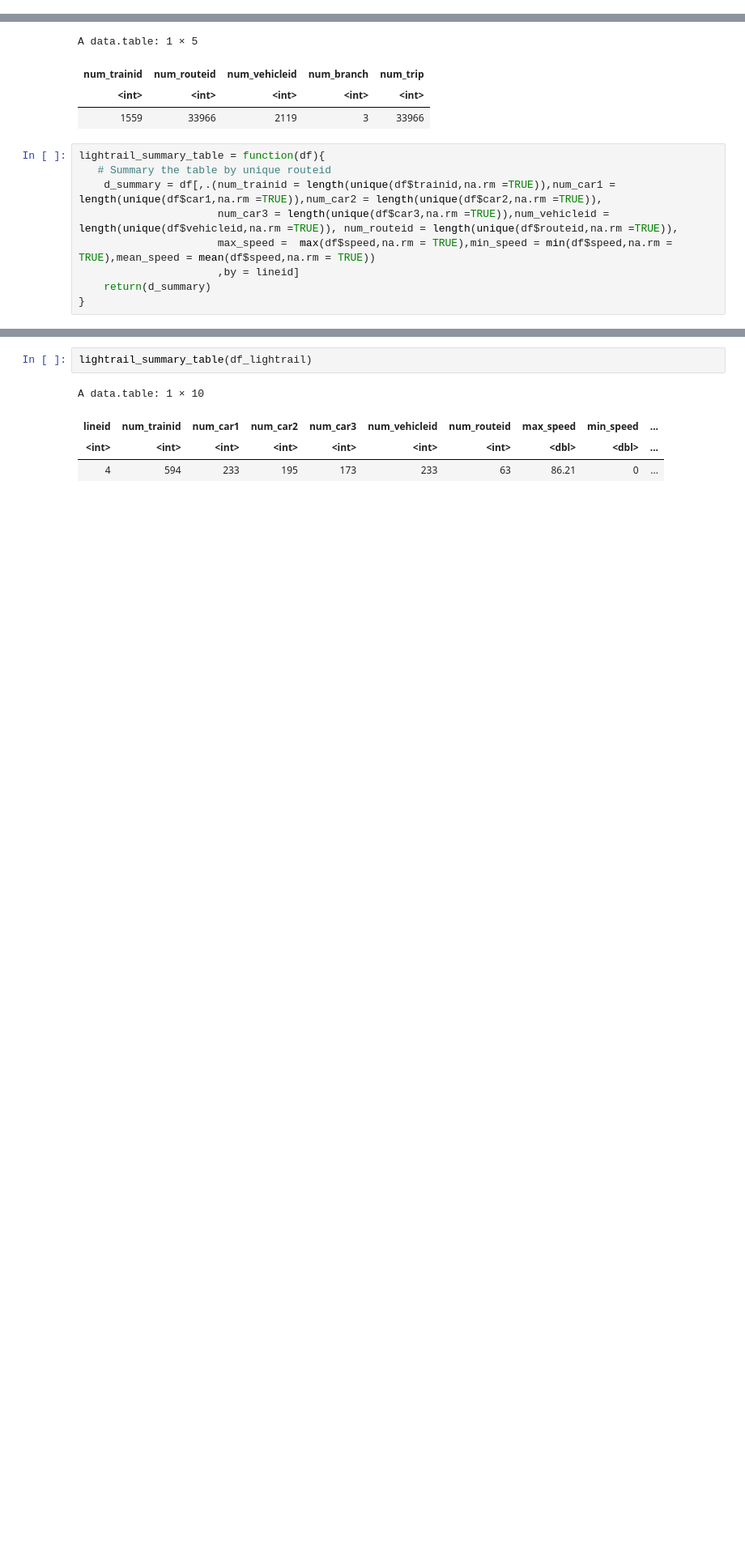
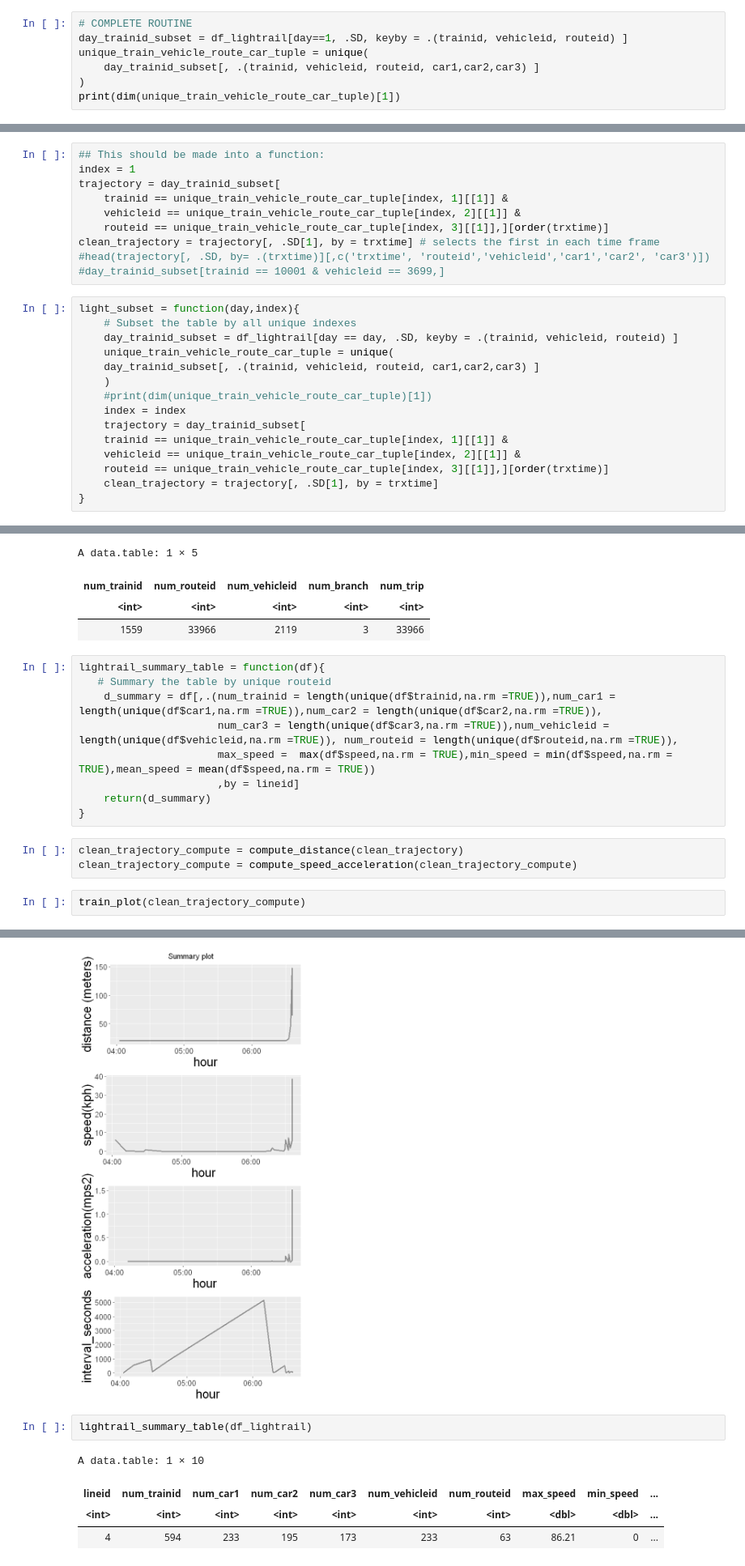
Before and after one commit to narslab/treem, a Jupyter notebook: bin/jupyter/vehicle-trajectory-computation.ipynb, the cells around one changed output, grey strips where cells are left out. Shown at 81% size. Saved outputs shown, nothing was run; the diff lists cells and outputs as text; blank space fills up the shorter version.

```diff
--- a/bin/jupyter/vehicle-trajectory-computation.ipynb
+++ b/bin/jupyter/vehicle-trajectory-computation.ipynb
@@ -86,0 +109,7 @@ A data.table: 6 × 16
+# %%
+# COMPLETE ROUTINE
+day_trainid_subset = df_lightrail[day==1, .SD, keyby = .(trainid, vehicleid, routeid) ]
+unique_train_vehicle_route_car_tuple = unique(
+    day_trainid_subset[, .(trainid, vehicleid, routeid, car1,car2,car3) ]
+)
+print(dim(unique_train_vehicle_route_car_tuple)[1])
@@ -86,0 +118,25 @@ A data.table: 6 × 16
+# %%
+## This should be made into a function:
+index = 1
+trajectory = day_trainid_subset[
+    trainid == unique_train_vehicle_route_car_tuple[index, 1][[1]] &
+    vehicleid == unique_train_vehicle_route_car_tuple[index, 2][[1]] &
+    routeid == unique_train_vehicle_route_car_tuple[index, 3][[1]],][order(trxtime)]
+clean_trajectory = trajectory[, .SD[1], by = trxtime] # selects the first in each time frame
+#head(trajectory[, .SD, by= .(trxtime)][,c('trxtime', 'routeid','vehicleid','car1','car2', 'car3')])
+#day_trainid_subset[trainid == 10001 & vehicleid == 3699,]
+# %%
+light_subset = function(day,index){
+    # Subset the table by all unique indexes
+    day_trainid_subset = df_lightrail[day == day, .SD, keyby = .(trainid, vehicleid, routeid) ]
+    unique_train_vehicle_route_car_tuple = unique(
+    day_trainid_subset[, .(trainid, vehicleid, routeid, car1,car2,car3) ]
+    )
+    #print(dim(unique_train_vehicle_route_car_tuple)[1])
+    index = index
+    trajectory = day_trainid_subset[
+    trainid == unique_train_vehicle_route_car_tuple[index, 1][[1]] &
+    vehicleid == unique_train_vehicle_route_car_tuple[index, 2][[1]] &
+    routeid == unique_train_vehicle_route_car_tuple[index, 3][[1]],][order(trxtime)]
+    clean_trajectory = trajectory[, .SD[1], by = trxtime]
+}
@@ -114,3 +268,9 @@ lightrail_summary_table = function(df){
                       ,by = lineid]
     return(d_summary)
 }
+# %%
+clean_trajectory_compute = compute_distance(clean_trajectory)
+clean_trajectory_compute = compute_speed_acceleration(clean_trajectory_compute)
+# %%
+train_plot(clean_trajectory_compute)
+# %% [output]
@@ -117,3 +313,4 @@ lightrail_summary_table = function(df){
+[figure, added]
 # %%
 lightrail_summary_table(df_lightrail)
 # %% [output]
```
Also changed, not shown: parts of 10 cells of this notebook.
